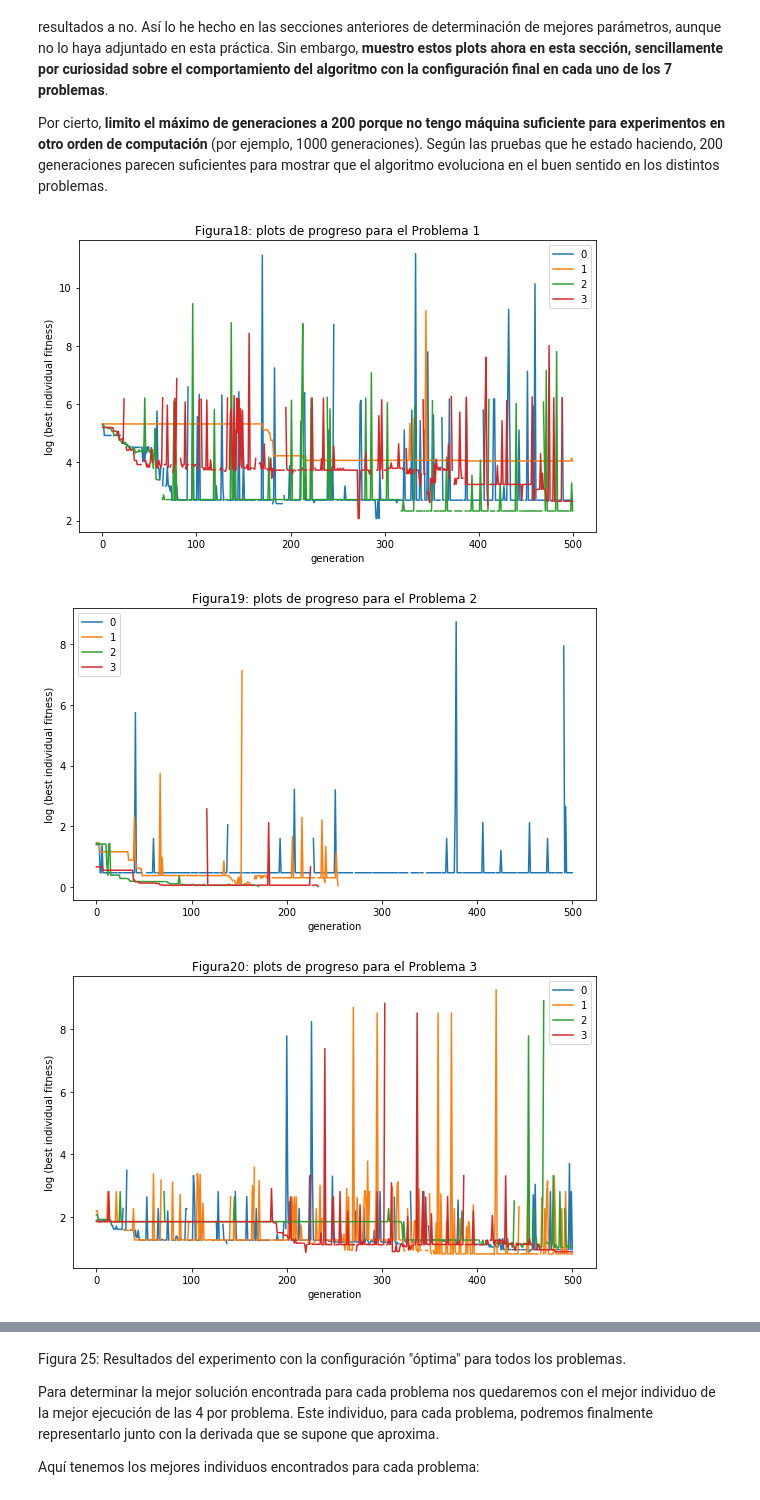
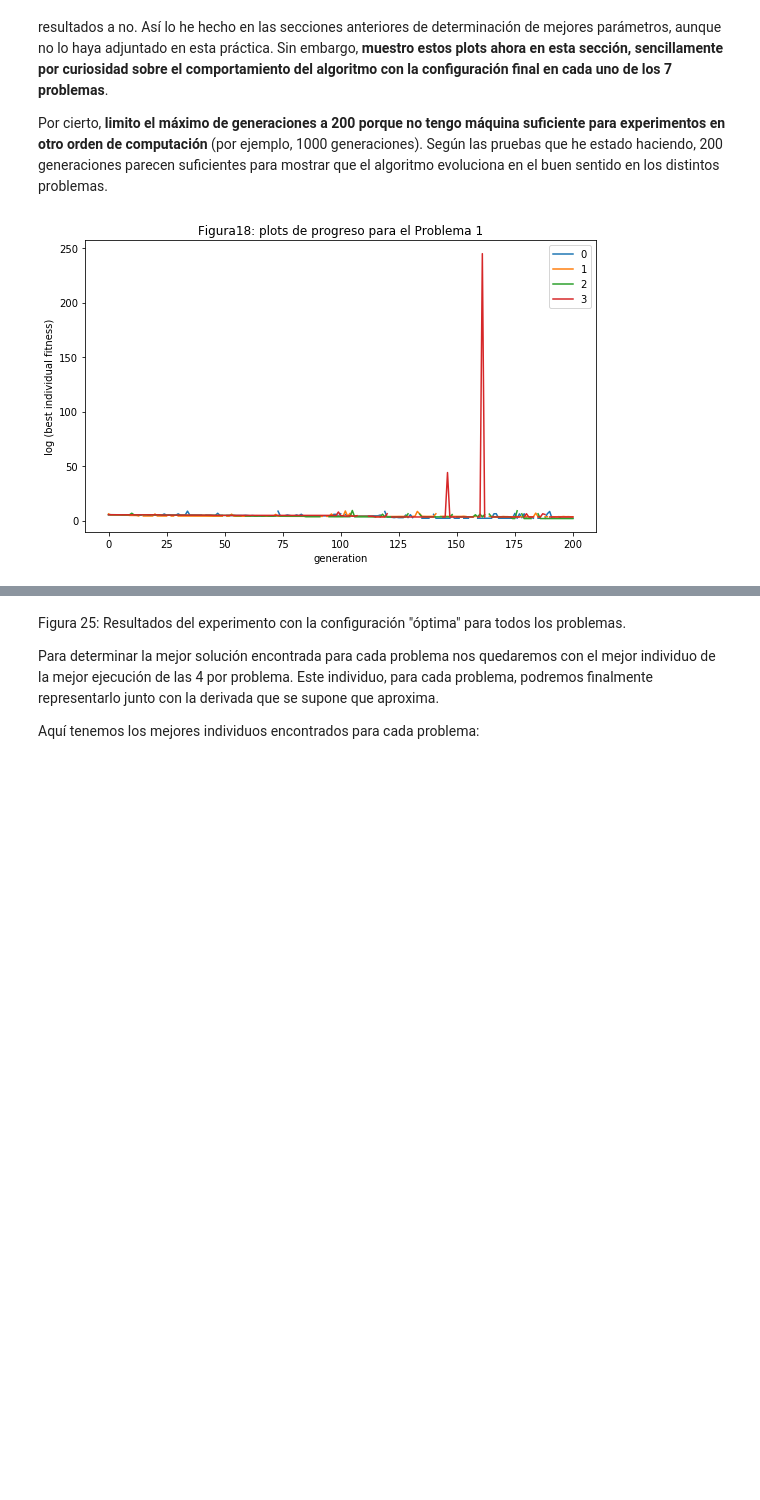
Before and after one commit to amanas/ce, a Jupyter notebook: p3/p3.ipynb, the cells around one changed output, grey strips where cells are left out. Saved outputs shown, nothing was run; the diff lists cells and outputs as text; code cells hidden in the pictures; blank space fills up the shorter version.

```diff
--- a/p3/p3.ipynb
+++ b/p3/p3.ipynb
@@ -290,13 +290,14 @@ def onepoint_crossover(p_0, p_1, CROSSOVER_PROBABILITY=.1,
 # %% [markdown]
 Y por último, el método de **reemplazo, generacional con elitismo 2 por defecto,** aunque es configurable:
 # %%
-def generational_replacement(new_pop, pop, GENERATION_SIZE,
+def generational_replacement(new_pop, pre_pop, GENERATION_SIZE,
                              ELITE_SIZE=2):
     """Devuelve la nueva población a partir
     de la actual y la anterior aplicando elitismo"""
-    for ind in sorted(pop)[:ELITE_SIZE]:
-        new_pop.append(ind)
-    return sorted(new_pop)[:GENERATION_SIZE]
+    pre_pop.sort()
+    new_pop.extend(copy.deepcopy(pre_pop[:ELITE_SIZE]))
+    new_pop.sort()
+    return new_pop[:GENERATION_SIZE]
 # %% [markdown]
 ## Implementación del algoritmo principal
 
@@ -375,11 +376,11 @@ def live(f, D, config):
             C_1.evaluate(G, fitnessF,
                          UNDECODABLE_PENALTY=UNDECODABLE_PENALTY)
             if C_1.phenotype is not None:
-                new_pop.extend([C_1])
+                new_pop.append(C_1)
             C_2.evaluate(G, fitnessF,
                          UNDECODABLE_PENALTY=UNDECODABLE_PENALTY)
             if C_2.phenotype is not None:
-                new_pop.extend([C_2])
+                new_pop.append(C_2)
 
 
         # Mutamos la nueva población
@@ -1167,15 +1155,13 @@ Con estos resultados podemos ver los **plots de progreso para cada problema**. N
 Por cierto, **limito el máximo de generaciones a 200 porque no tengo máquina suficiente para experimentos en otro orden de computación** (por ejemplo, 1000 generaciones). Según las pruebas que he estado haciendo, 200 generaciones parecen suficientes para mostrar que el algoritmo evoluciona en el buen sentido en los distintos problemas.
 # %%
 def get_full():
-    with open('data/full_experiment.pkl', 'rb') as input:
+    with open('data/full_experiment_200_10.pkl', 'rb') as input:
         return pickle.load(input)
 
 i=18
 for name, histories in get_full():
     log_plot(histories,title='Figura' + str(i) + \
              ': plots de progreso para el ' + name)
     i += 1
 # %% [output]
-[figure, old version]
+[figure, new version]
-[figure, removed]
-[figure, removed]
```
Also changed, not shown: parts of 12 cells of this notebook, 11 other files.
